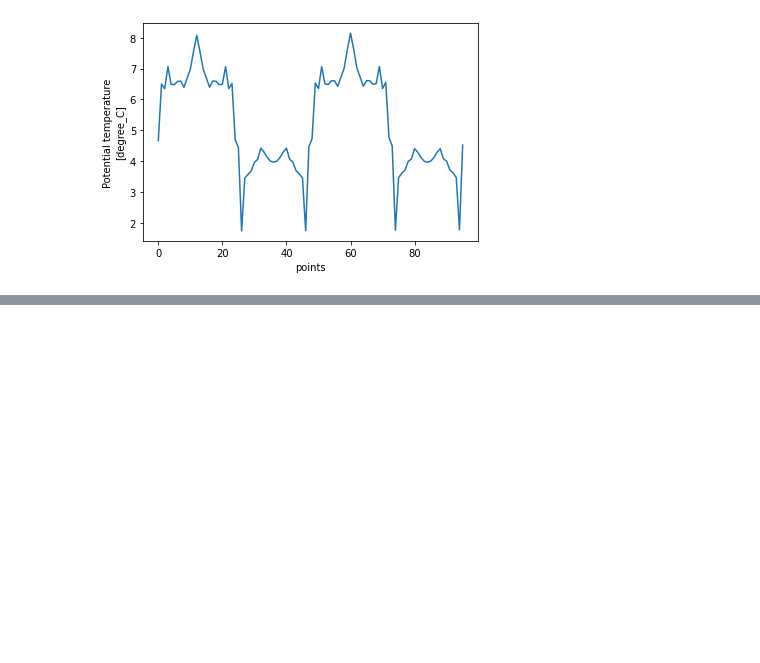
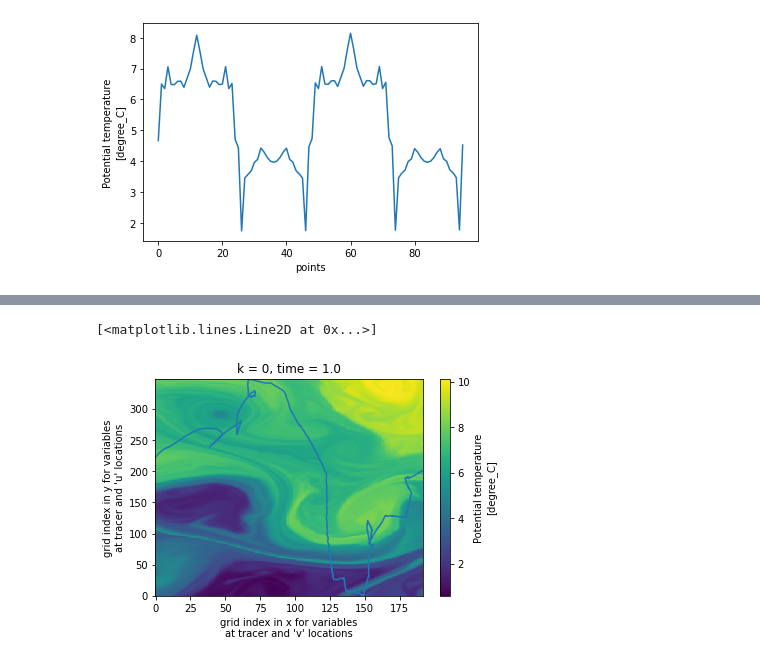
Before and after one commit to oceanhackweek/ohw21-proj-model-subsampling, a Jupyter notebook: Application2LLC.ipynb, the cells around one changed output, grey strips where cells are left out. Cells and saved outputs as stored; diff of their text form; code cells hidden in the pictures; blank space fills up the shorter version.

```diff
--- a/Application2LLC.ipynb
+++ b/Application2LLC.ipynb
@@ -120,0 +125,2 @@ theta_points.plot()
+# %%
+data_folder = '../EC2021/submission/data'
@@ -120,0 +169,7 @@ theta_points.plot()
+# %%
+ds.Theta.isel(k=0, time=0).plot()
+
+plt.plot(f_x(shifted_lon), f_y(shifted_lat))
+# %% [output]
+[<matplotlib.lines.Line2D at 0x...>]
+[figure, added]
```
Also changed, not shown: parts of 9 cells of this notebook.
